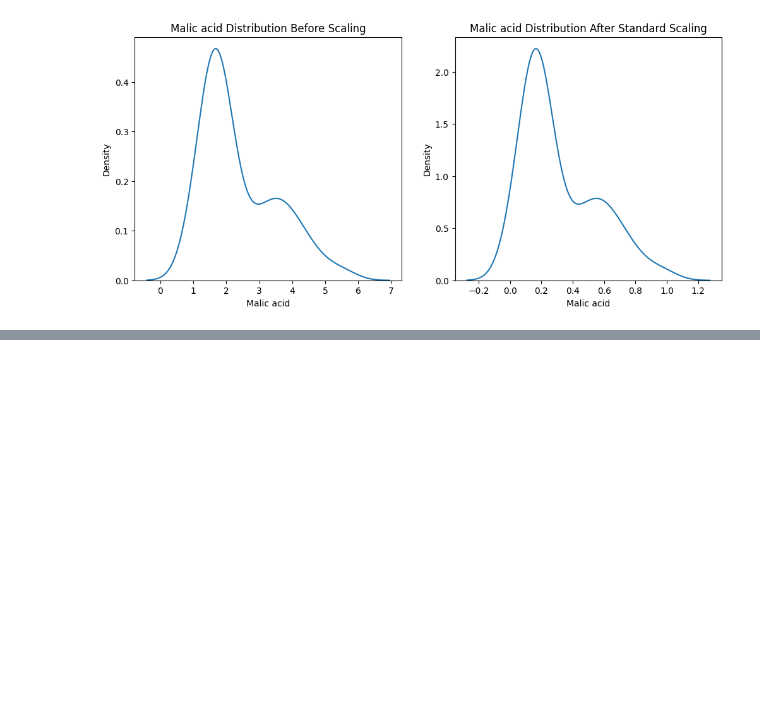
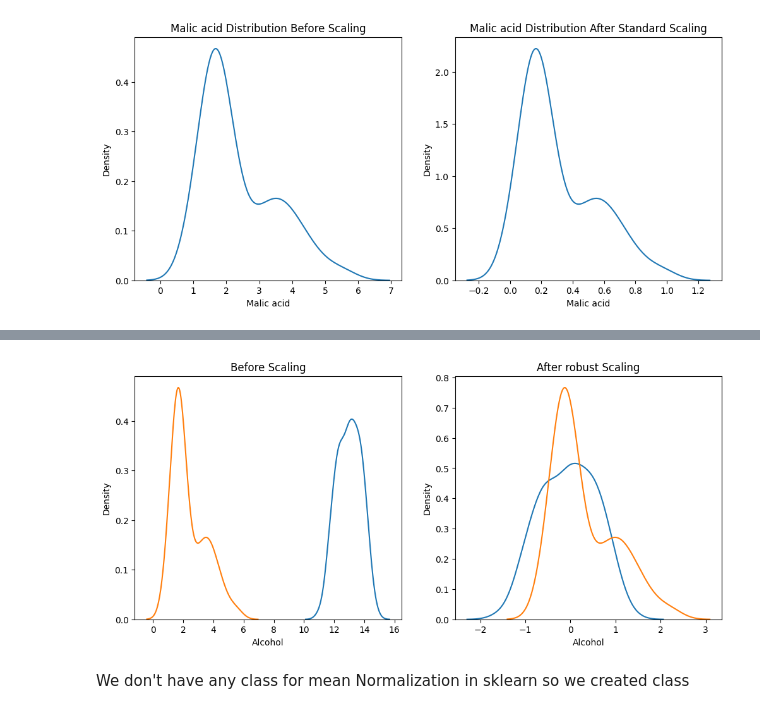
Before and after one commit to SachinGunjal001/Python-for-Machine-Learning, a Jupyter notebook: Normalization.ipynb, the cells around one changed output, grey strips where cells are left out. Cells and saved outputs as stored; diff of their text form; code cells hidden in the pictures; blank space fills up the shorter version.

```diff
--- a/Normalization.ipynb
+++ b/Normalization.ipynb
@@ -139,0 +251,17 @@ plt.show()
+# %%
+fig, (ax1, ax2) = plt.subplots(ncols=2, figsize=(12, 5))
+
+# before scaling
+ax1.set_title('Before Scaling')
+sns.kdeplot(X_train['Alcohol'], ax=ax1)
+sns.kdeplot(X_train['Malic acid'], ax=ax1)
+
+# after scaling
+ax2.set_title('After robust Scaling')
+sns.kdeplot(X_train_RobustScaler['Alcohol'], ax=ax2)
+sns.kdeplot(X_train_RobustScaler['Malic acid'], ax=ax2)
+plt.show()
+# %% [output]
+[figure, added]
+# %% [markdown]
+We don't have any class for mean Normalization in sklearn so we created class
```
Also changed, not shown: parts of 18 cells of this notebook.
